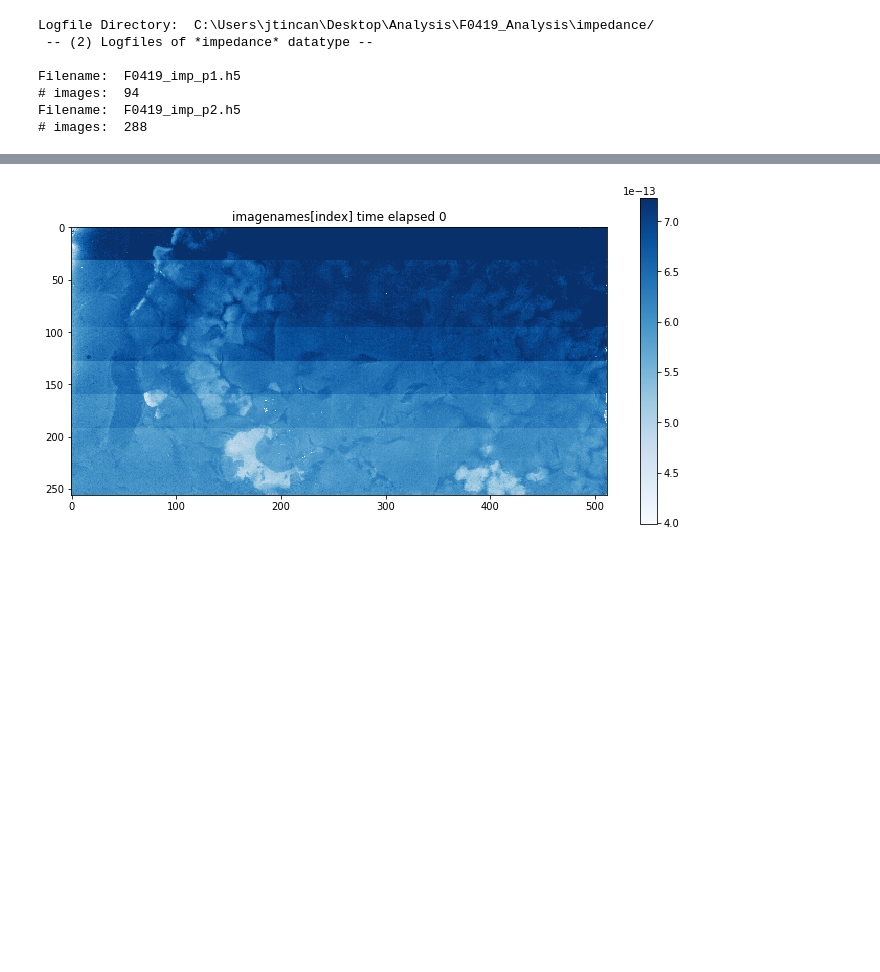
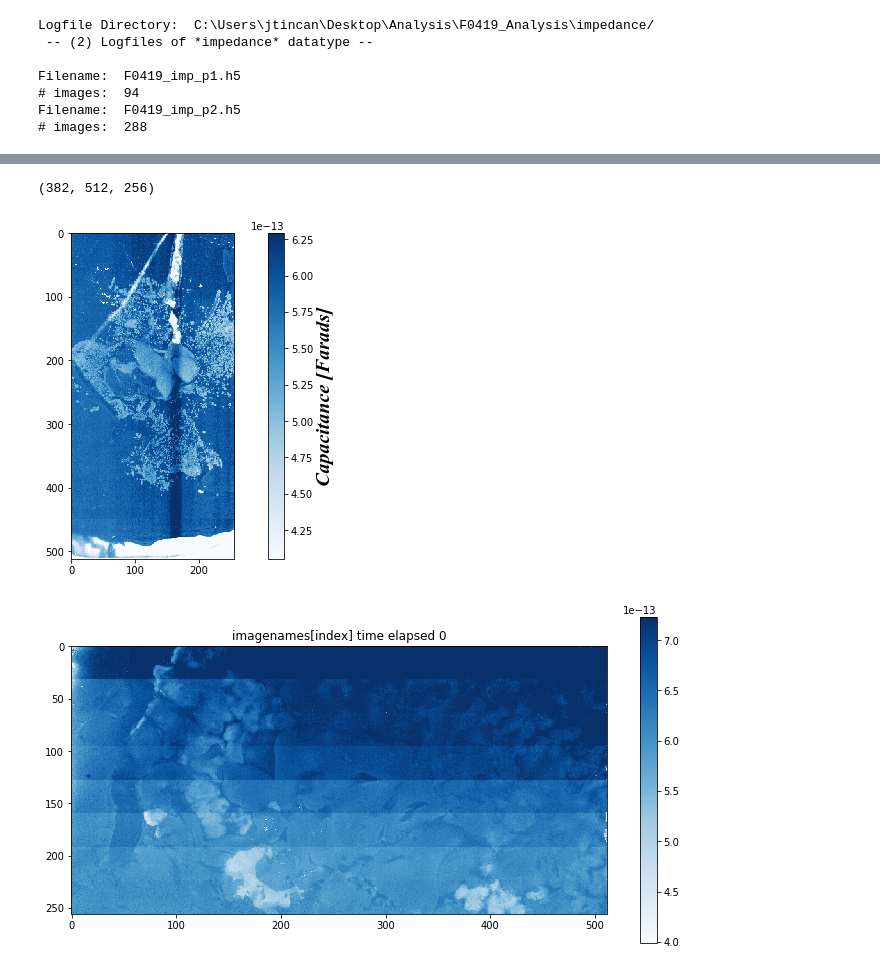
Before and after one commit to JTomI/Larkin-Hybiscus, a Jupyter notebook: Minerva_Tools/Minerva_Plotting.ipynb, the cells around one changed output, grey strips where cells are left out. Saved outputs shown, nothing was run; the diff lists cells and outputs as text; code cells hidden in the pictures; blank space fills up the shorter version.

Commit message:
Updates, generalizations of old code
improved rm_banding function in MinervaPlot to inlcude a normrows feature.

```diff
--- a/Minerva_Tools/Minerva_Plotting.ipynb
+++ b/Minerva_Tools/Minerva_Plotting.ipynb
@@ -81,2 +83,39 @@ Total import size:  6688 Bytes
+# %%
+normrows = [0,450]
+for i in range(len(images_ph1)):
+    images_ph1[i] = rm_banding(images_ph1[i],normrows=normrows)
+#     images_ph2[i] = rm_banding(images_ph2[i],normrows=normrows)
+#     images_ph1[i] = remove_outliers(images_ph1[i])
+#     images_ph2[i] = remove_outliers(images_ph2[i])
+
+# final_images = (np.array(images_ph1)+np.array(images_ph2))/2
+final_images=np.array(images_ph1)
+final_images.shape
+# %% [output]
+(382, 512, 256)
+# %%
+i=150
+fig = plt.figure(figsize=(12,6))
+grid = plt.GridSpec(3, 3, hspace=0.2, wspace=0.2)
+ax_main = fig.add_subplot(grid[:, :])
+im1 = ax_main.imshow(final_images[i], #-np.median(image_1)), # [50:100,:40]),
+                    vmin=np.mean(final_images[i][normrows,:])+vrange[0]*np.std(final_images[i][normrows,:]),
+                    vmax=np.mean(final_images[i][normrows,:])+vrange[1]*np.std(final_images[i][normrows,:]),
+                    cmap='Blues')
+cb=fig.colorbar(im1,ax=ax_main,label='Capacitance [Farads]')
+axcb = cb.ax
+text = axcb.yaxis.label
+font = font_manager.FontProperties(family='times new roman', style='italic', size=20)
+text.set_font_properties(font)
+# ax_main.set_title( '   ' + str(i) + '   ' + iM.list_all[i] + ' time elapsed ' + str(tx-t0))
+
+fig.canvas.draw()	   # draw the canvas, cache the renderer
+im = np.frombuffer(fig.canvas.tostring_rgb(), dtype='uint8')
+im  = im.reshape(fig.canvas.get_width_height()[::-1] + (3,))
+# myframes.append(im)
+plt.show()
+plt.close(fig)
+# %% [output]
+[figure, added]
 # %%
 index=3
```
Also changed, not shown: parts of 6 cells of this notebook, 2 other files.
